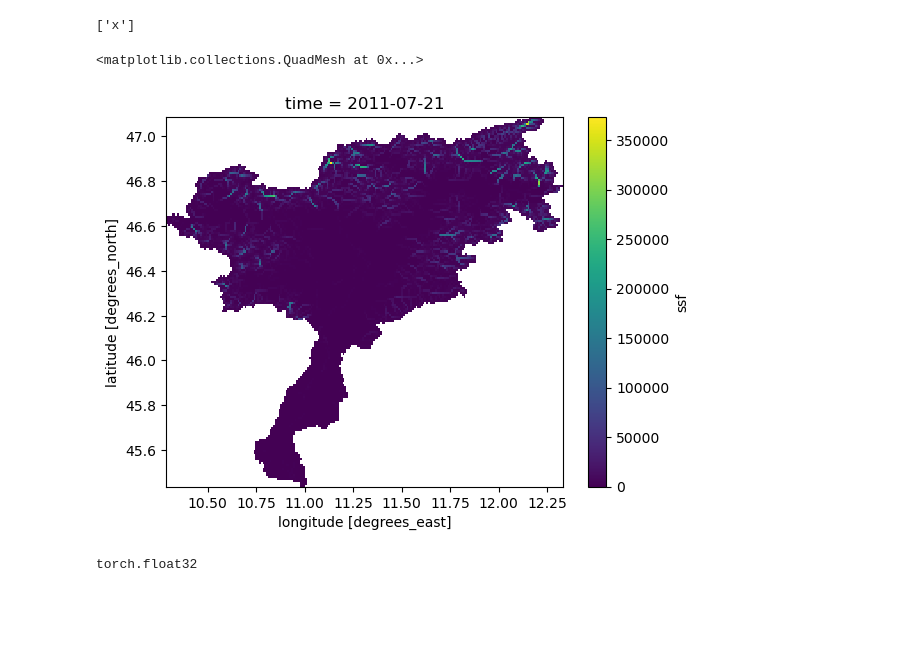
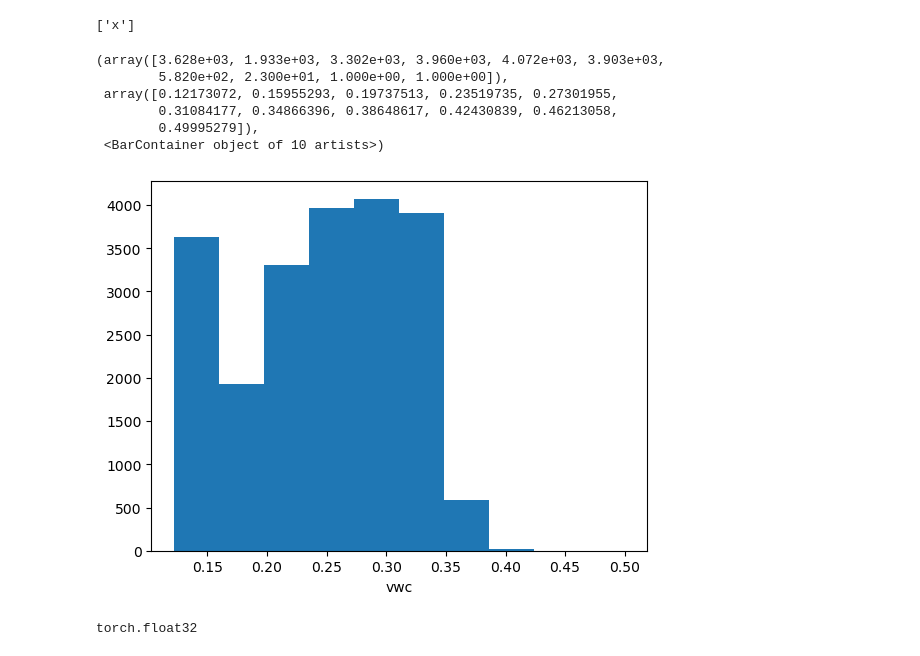
Before and after one commit to interTwin-eu/hython, a Jupyter notebook: hython/routing/gnn.ipynb, the cells around one changed output. Cells and saved outputs as stored; diff of their text form; code cells hidden in the pictures; blank space fills up the shorter version.

```diff
--- a/hython/routing/gnn.ipynb
+++ b/hython/routing/gnn.ipynb
@@ -34,5 +34,7 @@ os.environ["PATH"] += ':/home/iferrario/.local/miniforge/envs/emulator/bin' #:/h
 os.environ["PATH"]
 # %% [output]
 '/home/iferrario/.local/miniforge/bin:/home/iferrario/.local/miniforge/condabin:/home/iferrario/.cargo/bin:/home/iferrario/.juliaup/bin:/usr/local/sbin:/usr/local/bin:/usr/sbin:/usr/bin:/sbin:/bin:/us ...
+# %%
+model_name = "talvera"
 # %%
 # explore hydro
@@ -49,7 +51,7 @@ fn_targets = "output.nc"
 
 timeslice = slice("2016-01-01","2020-12-31")
 # %%
-wflow_model = "adg1km_eobs"#"wflow" #"adg1km_eobs" #"datademo" # "alps1km_eobs" # "alps1km_cerra",
+wflow_model = model_name #"adg1km_eobs"#"wflow" #"adg1km_eobs" #"datademo" # "alps1km_eobs" # "alps1km_cerra",
 
 fn_forcings =  "forcings.nc"  # 'inmaps_eobs_eobsd_makkink_86400_2015_2019.nc'
 fn_params = "staticmaps.nc"
@@ -167,6 +167,6 @@ rgraph.node_attrs()
 # %%
 rgraph.x = rgraph.x.type(torch.FloatTensor)
 # %%
-vartar = ["ssf"]
+vartar = ["vwc"]
 # %%
 try:
@@ -176,8 +176,13 @@ except:
 # %%
-values[vartar[0]].plot()
+targets[vartar[0]].mean("time").plot()
 # %% [output]
-<matplotlib.collections.QuadMesh at 0x...>
+(array([3.628e+03, 1.933e+03, 3.302e+03, 3.960e+03, 4.072e+03, 3.903e+03,
+        5.820e+02, 2.300e+01, 1.000e+00, 1.000e+00]),
+ array([0.12173072, 0.15955293, 0.19737513, 0.23519735, 0.27301955,
+        0.31084177, 0.34866396, 0.38648617, 0.42430839, 0.46213058,
+        0.49995279]),
+ <BarContainer object of 10 artists>)
-[figure, old version]
+[figure, new version]
 # %%
 arr = []
 for r in range(values[vartar[0]].shape[0]-1,-1,-1):
```
Also changed, not shown: parts of 30 cells of this notebook, 5 other files.
